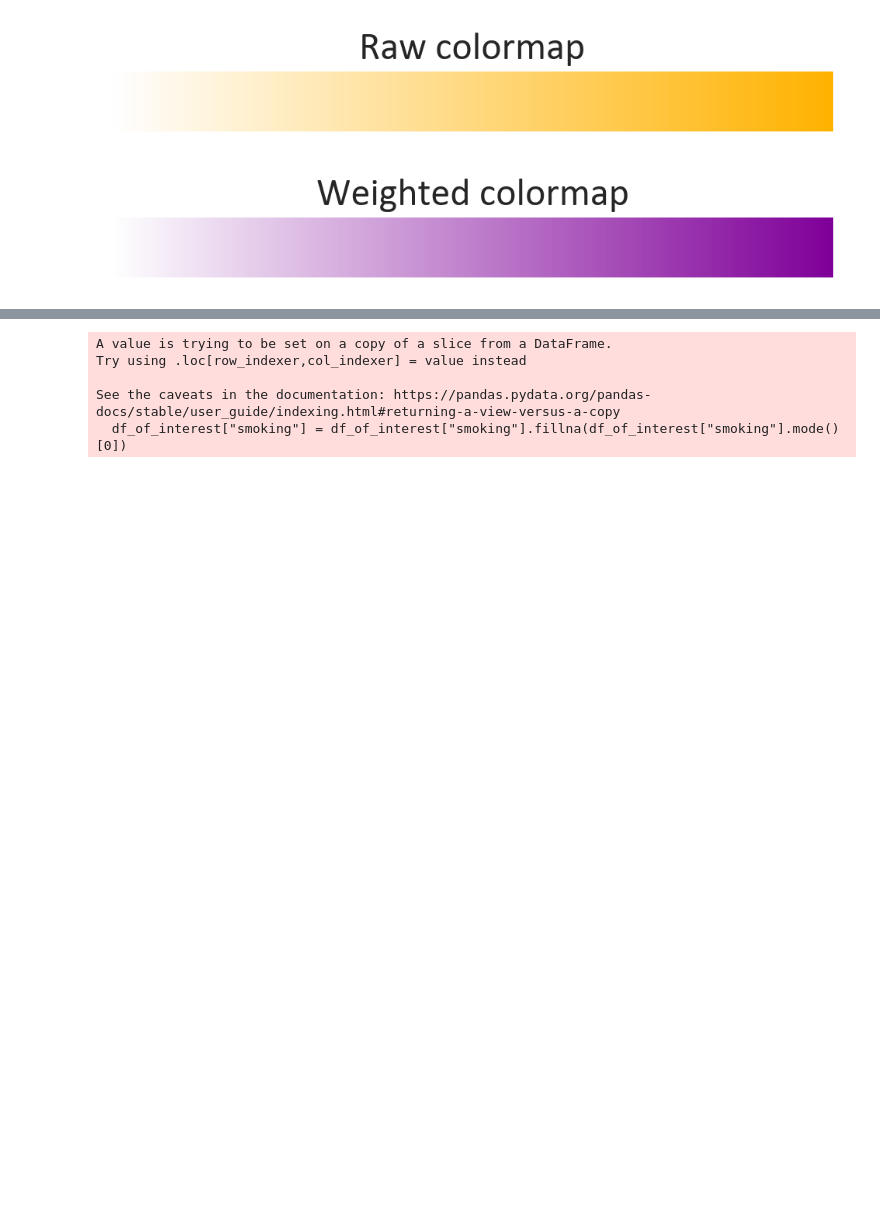
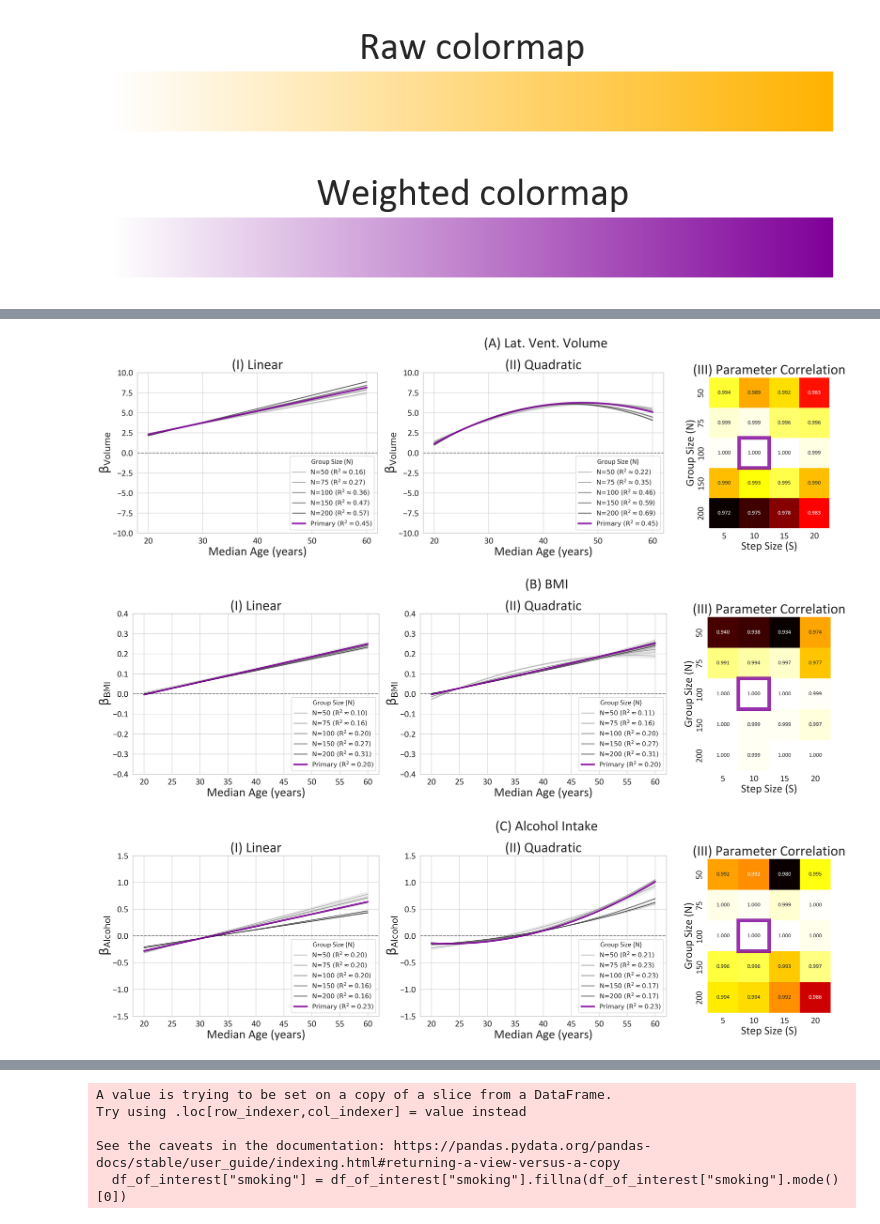
Before and after one commit to GalKepler/neuroaging, a Jupyter notebook: notebooks/fig4/fig_4_bag.ipynb, the cells around one changed output, grey strips where cells are left out. Cells and saved outputs as stored; diff of their text form; code cells hidden in the pictures; blank space fills up the shorter version.

```diff
--- a/notebooks/fig4/fig_4_bag.ipynb
+++ b/notebooks/fig4/fig_4_bag.ipynb
@@ -117,7 +116,7 @@ region_col = "index"
 DATA_DIR = Path("/media/storage/phd/neuroaging/data")
 
 # Output directory for figures
-OUTPUT_DIR = Path("/media/storage/phd/neuroaging/figures/fig4")
+OUTPUT_DIR = Path("/media/storage/phd/neuroaging/figures/revision/fig_BAG")
 OUTPUT_DIR.mkdir(parents=True, exist_ok=True)
 
 # Load the data
@@ -631,0 +598,7 @@ def rolling_window_analysis(df, x_col="BMI", target=target, group_size=50, step=
+# %%
+mpl.rcParams["font.family"] = "Calibri"  # or any other font you want
+# Sensitivity settings to test (you can loop through these for the reviewer)
+group_sizes = [50, 75, 100, 150, 200]
+steps = [5, 10, 15, 20]
+# Center age to stabilize the interaction model and intercept interpretation
+df['age_centered'] = df['age_at_scan'] - df['age_at_scan'].mean()
@@ -632,5 +931,53 @@ def rolling_window_analysis(df, x_col="BMI", target=target, group_size=50, step=
 # %%
-mpl.rcParams["font.family"] = "Calibri"  # or any other font you want
+chosen_n = 100
+chosen_s = 10
+
+for feature in features_of_interest:
+    feature_df = []
+    lin_predictions_df = []
+    quad_predictions_df = []
+    for group_size, step in product(group_sizes, steps):
+
+        feature_no_lead = features_vis.get(feature, feature)
+        feature_no_lead = (
+            " ".join(feature_no_lead.split(" ")[1:])
+            if feature_no_lead.startswith("(")
+            else feature_no_lead
+        )
+
+
+        out_dir = OUTPUT_DIR / f"N{group_size}_S{step}"
+        out_dir.mkdir(parents=True, exist_ok=True)
+
+        bins_df = pd.read_csv(out_dir / f"{feature}_windows.csv")
+        bins_df["N"] = group_size
+        bins_df["step"] = step
+        bins_df["group"] = bins_df.index + 1
+        feature_df.append(bins_df)
+        for model, target_list in zip(
+            ["Lin", "Quad"], [lin_predictions_df, quad_predictions_df]
+        ):
+            pred_df = pd.read_csv(out_dir / f"{feature}_trajectory_{model}.csv")
+            pred_df["N"] = group_size
+            pred_df["step"] = step
+            pred_df["x"] = pred_age
+            target_list.append(pred_df)
+    feature_df = pd.concat(feature_df, axis=0)
+    # feature_df.to_csv(OUTPUT_DIR / f"{feature}_all_windows.csv", index=False)
+    lin_predictions_df = pd.concat(lin_predictions_df, axis=0)
+    quad_predictions_df = pd.concat(quad_predictions_df, axis=0)
+        # break
+    fig = plot_sensitivity_trajectories(feature, feature_df, lin_predictions_df, quad_predictions_df, chosen_n, chosen_s)
+    title = features_vis.get(feature, feature)
+    fig.suptitle(title, fontsize=40, y=0.98, x=0.61)
+    plt.tight_layout()
+    out_file = OUTPUT_DIR / f"{feature}_sensitivity_trajectory.png"
+    savefig_nice(fig, out_file, dpi=400, tight=False, transparent=True)
+    # break
+# %% [output]
+[figure, added]
+[figure, added]
+[figure, added]
 # %%
 from statsmodels.formula.api import ols
 
```
Also changed, not shown: parts of 13 cells of this notebook, 5 other files.
